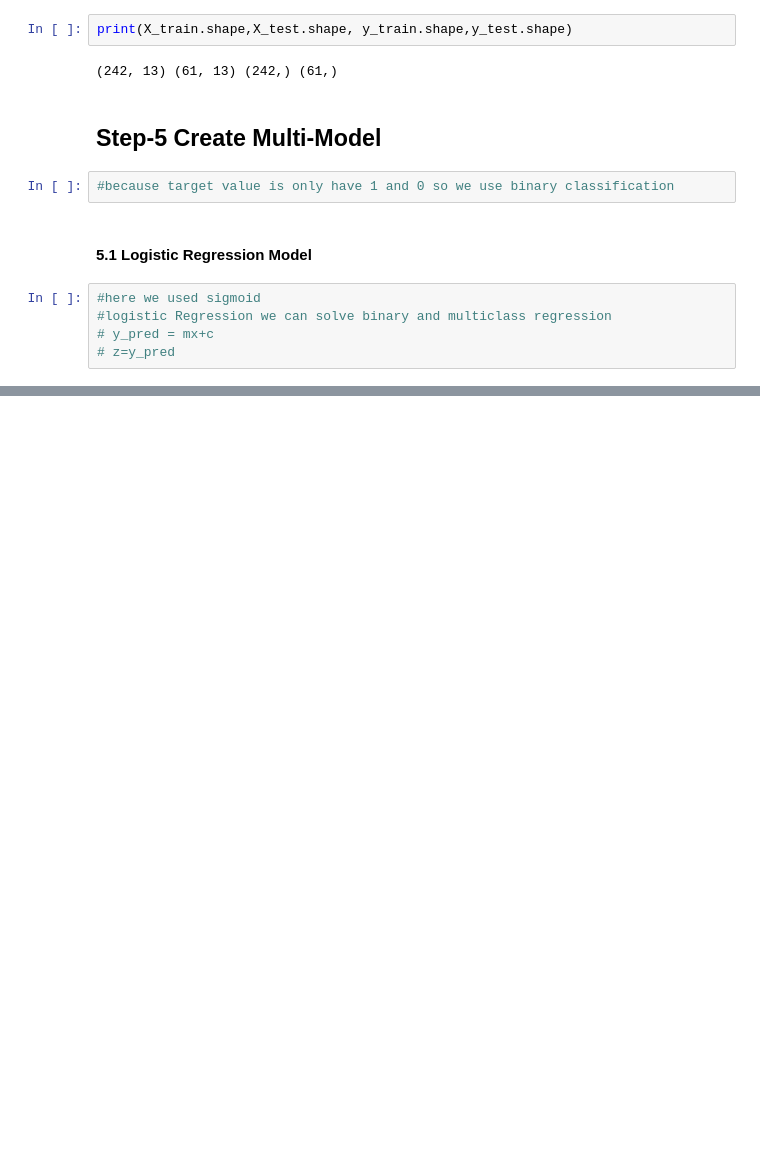
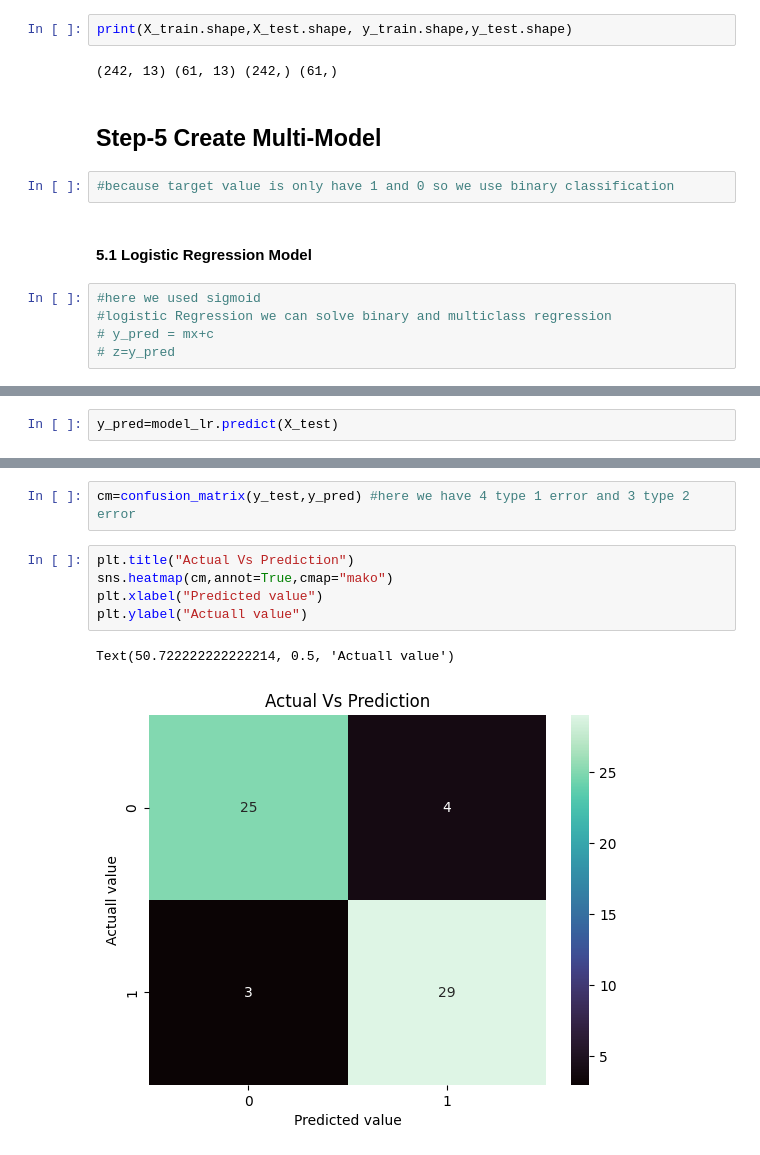
Before and after one commit to draj-codes/heart-disease, a Jupyter notebook: ml_model/heat disease.ipynb, the cells around one changed output, grey strips where cells are left out. Cells and saved outputs as stored; diff of their text form; blank space fills up the shorter version.

```diff
--- a/ml_model/heat disease.ipynb
+++ b/ml_model/heat disease.ipynb
@@ -270,3 +271,5 @@ model_lr= LogisticRegression()
 model_lr.fit(X_train,y_train) #train the model
 # %% [output]
 LogisticRegression()
+# %%
+y_pred=model_lr.predict(X_test)
@@ -272,0 +288,10 @@ LogisticRegression()
+# %%
+cm=confusion_matrix(y_test,y_pred) #here we have 4 type 1 error and 3 type 2 error
+# %%
+plt.title("Actual Vs Prediction")
+sns.heatmap(cm,annot=True,cmap="mako")
+plt.xlabel("Predicted value")
+plt.ylabel("Actuall value")
+# %% [output]
+Text(50.722222222222214, 0.5, 'Actuall value')
+[figure, added]
```
Also changed, not shown: parts of 5 cells of this notebook.
